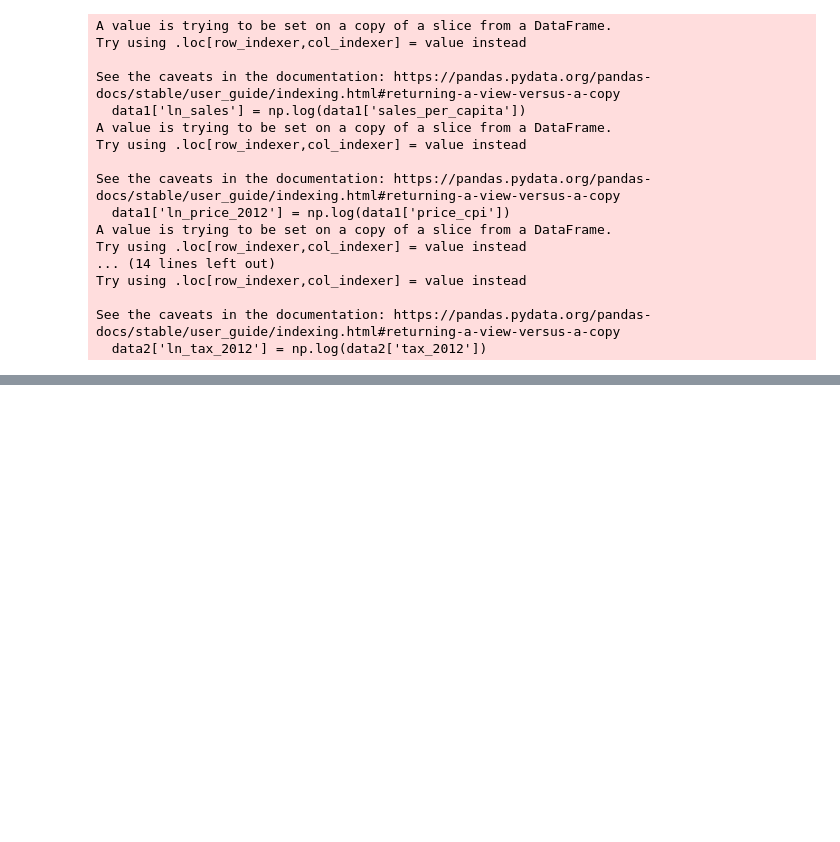
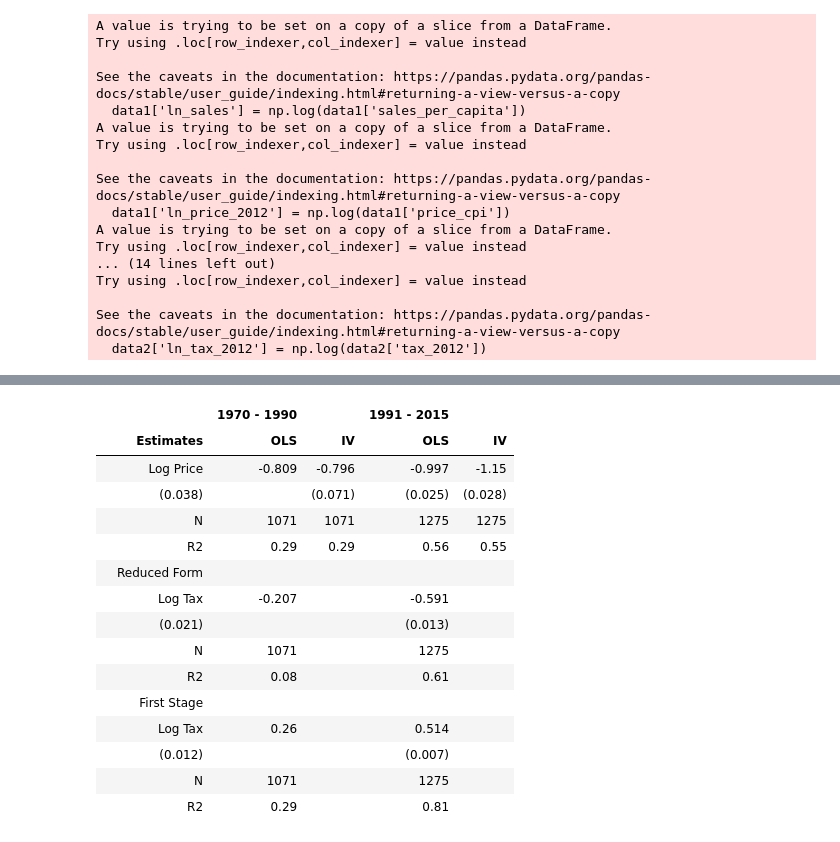
Before and after one commit to rscholt/HW3, a Jupyter notebook: submission 2/hw3_2.ipynb, the cells around one changed output, grey strips where cells are left out. Drawn from its saved outputs; the diff is of its cells as text; code cells hidden in the pictures; blank space fills up the shorter version.

Commit message:
final table completed

```diff
--- a/submission 2/hw3_2.ipynb
+++ b/submission 2/hw3_2.ipynb
@@ -451,0 +514,65 @@ pf.etable([ols1, iv1, ols2, iv2],  # Models should be in a list format
+# %%
+import pandas as pd
+
+# Creating the table with section labels only (no dividers or styling)
+final_table = pd.DataFrame({
+    ('', 'Estimates'): [
+        'Log Price', '(0.038)', 'N', 'R2',
+        'Reduced Form',  # Section Label
+        'Log Tax', '(0.021)', 'N', 'R2',
+        'First Stage',  # Section Label
+        'Log Tax', '(0.012)', 'N', 'R2'
+    ],
+    ('1970 - 1990', 'OLS'): [
+        -0.809, '', 1071, 0.29,
+        '',  # Reduced Form Divider
+        -0.207, '', 1071, 0.08,
+        '',  # First Stage Divider
+        0.260, '', 1071, 0.29
+    ],
+    ('1970 - 1990', 'IV'): [
+        -0.796, '(0.071)', 1071, 0.29,
+        '',
+        '', '', '', '',
+        '',
+        '', '', '', ''
+    ],
+    ('1991 - 2015', 'OLS'): [
+        -0.997, '(0.025)', 1275, 0.56,
+        '',
+        -0.591, '(0.013)', 1275, 0.61,
+        '',
+        0.514, '(0.007)', 1275, 0.81
+    ],
+    ('1991 - 2015', 'IV'): [
+        -1.150, '(0.028)', 1275, 0.55,
+        '',
+        '', '', '', '',
+        '',
+        '', '', '', ''
+    ]
+})
+
+# Remove the default index for a cleaner look
+final_table.index = [''] * len(final_table)
+
+
+# Display the table
+final_table
+# %% [output]
+|  |  | 1970 - 1990 |  | 1991 - 2015 |  |
+|  | Estimates | OLS | IV | OLS | IV |
+|  | Log Price | -0.809 | -0.796 | -0.997 | -1.15 |
+|  | (0.038) |  | (0.071) | (0.025) | (0.028) |
+|  | N | 1071 | 1071 | 1275 | 1275 |
+|  | R2 | 0.29 | 0.29 | 0.56 | 0.55 |
+|  | Reduced Form |  |  |  |  |
+|  | Log Tax | -0.207 |  | -0.591 |  |
+|  | (0.021) |  |  | (0.013) |  |
+|  | N | 1071 |  | 1275 |  |
+|  | R2 | 0.08 |  | 0.61 |  |
+|  | First Stage |  |  |  |  |
+|  | Log Tax | 0.26 |  | 0.514 |  |
+|  | (0.012) |  |  | (0.007) |  |
+|  | N | 1071 |  | 1275 |  |
+|  | R2 | 0.29 |  | 0.81 |  |
```
Also changed, not shown: parts of 14 cells of this notebook.
